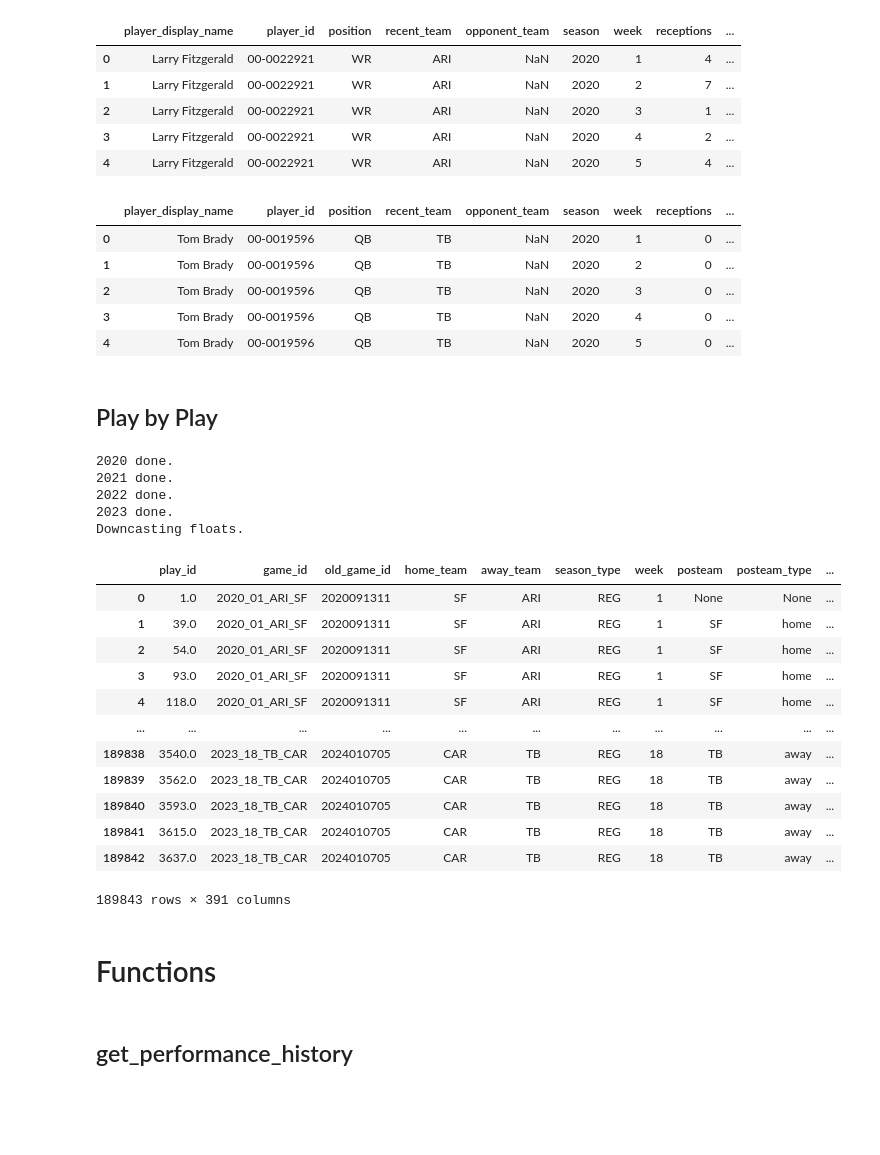
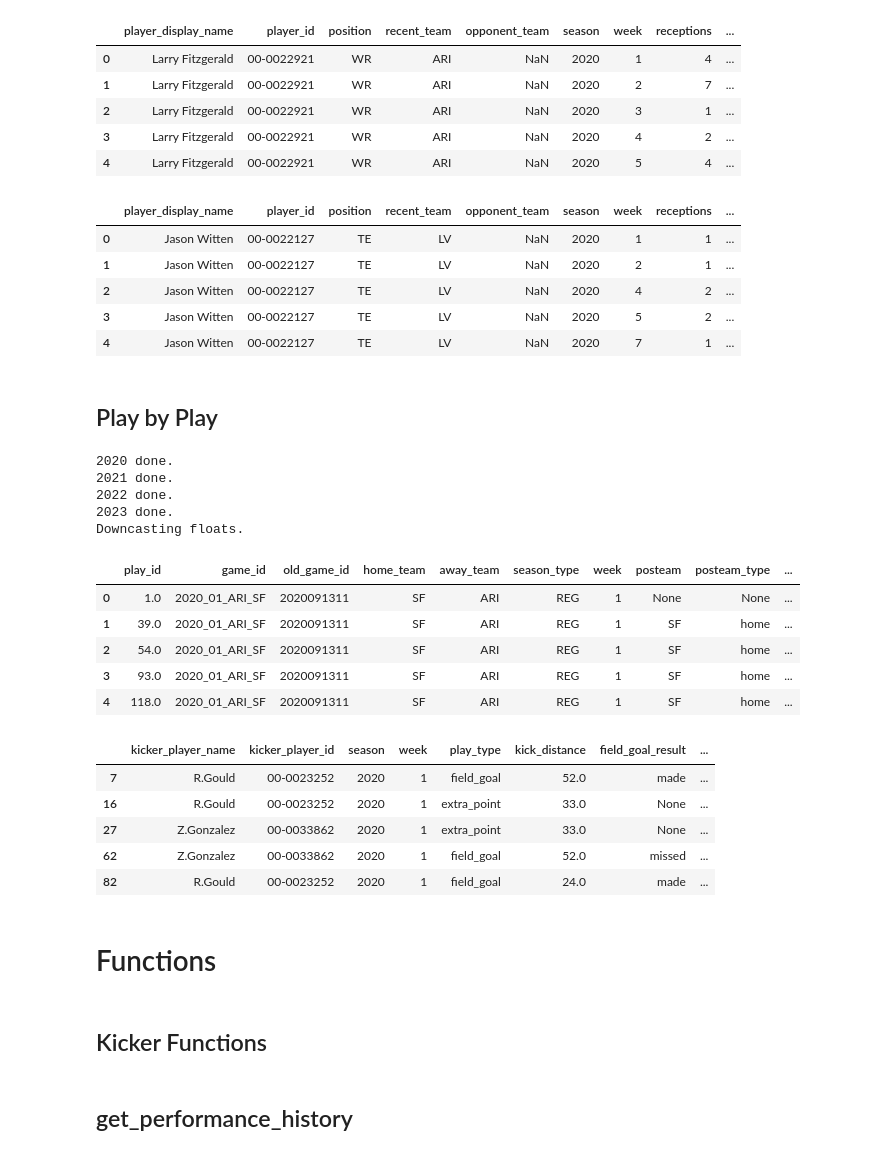
Before and after one commit to LoganMiller5505/nfl-data, a Jupyter notebook: main.ipynb, the cells around one changed output. Saved outputs shown, nothing was run; the diff lists cells and outputs as text; code cells hidden in the pictures; blank space fills up the shorter version.

Commit message:
Kicker data
Added functionality for kicker data using the same functions as before

```diff
--- a/main.ipynb
+++ b/main.ipynb
@@ -164,8 +163,8 @@ wr[0:5] #Print sample of result
 | 3 | Larry Fitzgerald | 00-0022921 | WR | ARI | NaN | 2020 | 4 | 2 | ... |
 | 4 | Larry Fitzgerald | 00-0022921 | WR | ARI | NaN | 2020 | 5 | 4 | ... |
 # %%
-te = weekly[weekly["position"].isin(["TE"])].reset_index(drop=True) #Create new dataframe for relevant WR information
-te = weekly.loc[:, ["player_display_name",
+te = weekly[weekly["position"].isin(["TE"])].reset_index(drop=True) #Create new dataframe for relevant TE information
+te = te.loc[:, ["player_display_name",
                          "player_id",
                          "position",
                          "recent_team",
@@ -192,37 +191,51 @@ te = weekly.loc[:, ["player_display_name",
 te[0:5] #Print sample of result
 # %% [output]
 |  | player_display_name | player_id | position | recent_team | opponent_team | season | week | receptions | ... |
-| 0 | Tom Brady | 00-0019596 | QB | TB | NaN | 2020 | 1 | 0 | ... |
-| 1 | Tom Brady | 00-0019596 | QB | TB | NaN | 2020 | 2 | 0 | ... |
-| 2 | Tom Brady | 00-0019596 | QB | TB | NaN | 2020 | 3 | 0 | ... |
-| 3 | Tom Brady | 00-0019596 | QB | TB | NaN | 2020 | 4 | 0 | ... |
-| 4 | Tom Brady | 00-0019596 | QB | TB | NaN | 2020 | 5 | 0 | ... |
+| 0 | Jason Witten | 00-0022127 | TE | LV | NaN | 2020 | 1 | 1 | ... |
+| 1 | Jason Witten | 00-0022127 | TE | LV | NaN | 2020 | 2 | 1 | ... |
+| 2 | Jason Witten | 00-0022127 | TE | LV | NaN | 2020 | 4 | 2 | ... |
+| 3 | Jason Witten | 00-0022127 | TE | LV | NaN | 2020 | 5 | 2 | ... |
+| 4 | Jason Witten | 00-0022127 | TE | LV | NaN | 2020 | 7 | 1 | ... |
 # %% [markdown]
 ## Play by Play
 # %%
-pbp = nfl.import_pbp_data(range(first_year,last_year))
-pbp = pbp[pbp["season_type"].isin(["REG"])].reset_index(drop=True)
-pbp["year"] = pbp["game_id"].str[:4]
-pbp["year"] = pbp["year"].astype(int)
-pbp
+pbp = nfl.import_pbp_data(range(first_year,last_year)) #Built in function collecting raw pbp data within year range
+pbp = pbp[pbp["season_type"].isin(["REG"])].reset_index(drop=True) #Only take data from regular season (no post season)
+pbp["year"] = pbp["game_id"].str[:4] #Use substring of game_id to create new column "year"
+pbp["year"] = pbp["year"].astype(int) #Cast all elements of new column to int (rather than string)
+pbp[0:5] #Print sample of result
 # %% [output]
 2020 done.
 2021 done.
 2022 done.
 2023 done.
 Downcasting floats.
 |  | play_id | game_id | old_game_id | home_team | away_team | season_type | week | posteam | posteam_type | ... |
 | 0 | 1.0 | 2020_01_ARI_SF | 2020091311 | SF | ARI | REG | 1 | None | None | ... |
 | 1 | 39.0 | 2020_01_ARI_SF | 2020091311 | SF | ARI | REG | 1 | SF | home | ... |
 | 2 | 54.0 | 2020_01_ARI_SF | 2020091311 | SF | ARI | REG | 1 | SF | home | ... |
 | 3 | 93.0 | 2020_01_ARI_SF | 2020091311 | SF | ARI | REG | 1 | SF | home | ... |
 | 4 | 118.0 | 2020_01_ARI_SF | 2020091311 | SF | ARI | REG | 1 | SF | home | ... |
-| ... | ... | ... | ... | ... | ... | ... | ... | ... | ... | ... |
-| 189838 | 3540.0 | 2023_18_TB_CAR | 2024010705 | CAR | TB | REG | 18 | TB | away | ... |
-| 189839 | 3562.0 | 2023_18_TB_CAR | 2024010705 | CAR | TB | REG | 18 | TB | away | ... |
-| 189840 | 3593.0 | 2023_18_TB_CAR | 2024010705 | CAR | TB | REG | 18 | TB | away | ... |
-| 189841 | 3615.0 | 2023_18_TB_CAR | 2024010705 | CAR | TB | REG | 18 | TB | away | ... |
-| 189842 | 3637.0 | 2023_18_TB_CAR | 2024010705 | CAR | TB | REG | 18 | TB | away | ... |
-189843 rows × 391 columns
+# %%
+pbp_kicks = pbp[pbp["play_type"].isin(["field_goal","extra_point"])] #Create new dataframe for relevant K information
+pbp_kicks = pbp_kicks.loc[:, ["kicker_player_name",
+                              "kicker_player_id",
+                              "season",
+                              "week",
+                              "play_type",
+                              "kick_distance",
+                              "field_goal_result",
+                              "extra_point_result"]]
+pbp_kicks["position"] = "K"
+pbp_kicks[0:5] #Print sample of result
+# %% [output]
+|  | kicker_player_name | kicker_player_id | season | week | play_type | kick_distance | field_goal_result | ... |
+| 7 | R.Gould | 00-0023252 | 2020 | 1 | field_goal | 52.0 | made | ... |
+| 16 | R.Gould | 00-0023252 | 2020 | 1 | extra_point | 33.0 | None | ... |
+| 27 | Z.Gonzalez | 00-0033862 | 2020 | 1 | extra_point | 33.0 | None | ... |
+| 62 | Z.Gonzalez | 00-0033862 | 2020 | 1 | field_goal | 52.0 | missed | ... |
+| 82 | R.Gould | 00-0023252 | 2020 | 1 | field_goal | 24.0 | made | ... |
 # %% [markdown]
 # Functions
+# %% [markdown]
+## Kicker Functions
```
Also changed, not shown: parts of 8 cells of this notebook, 1 other file.
